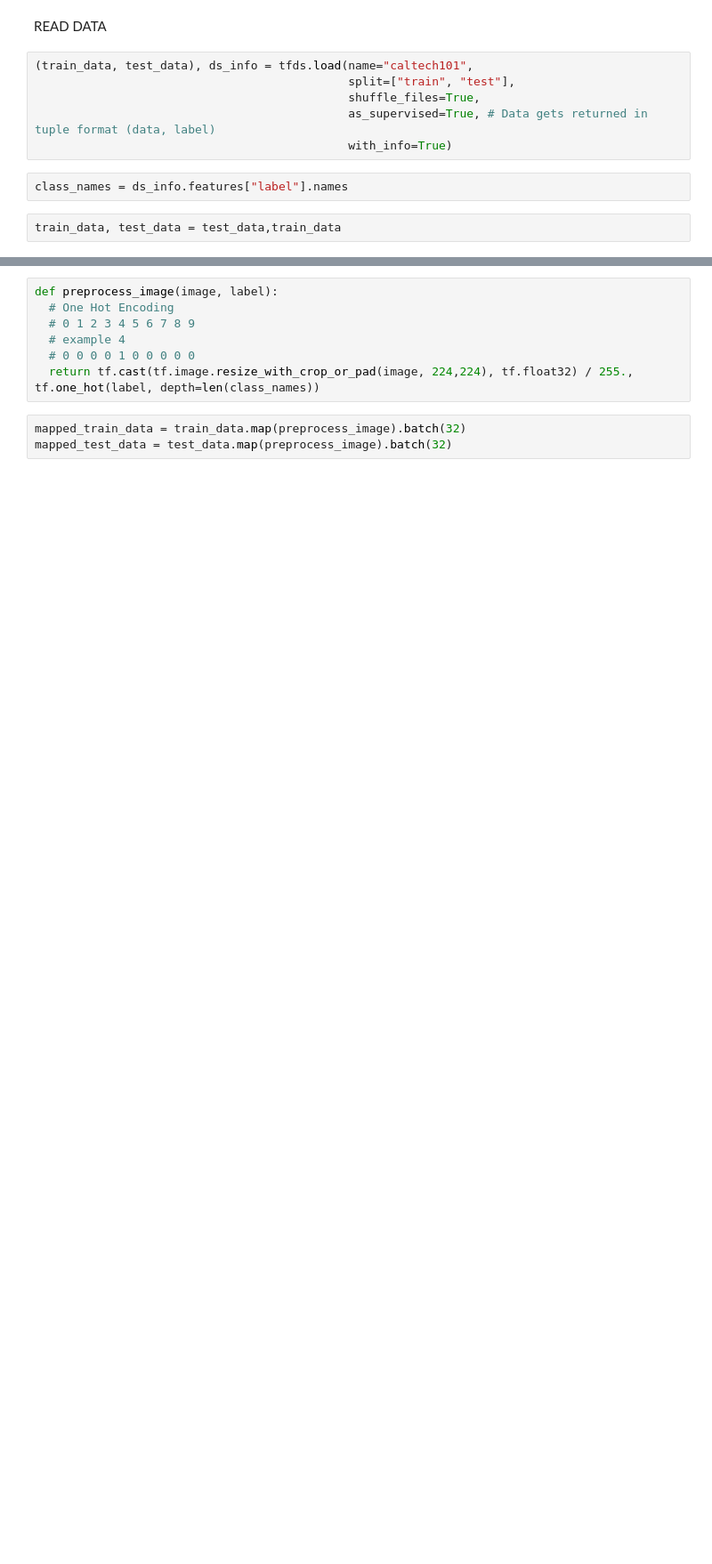
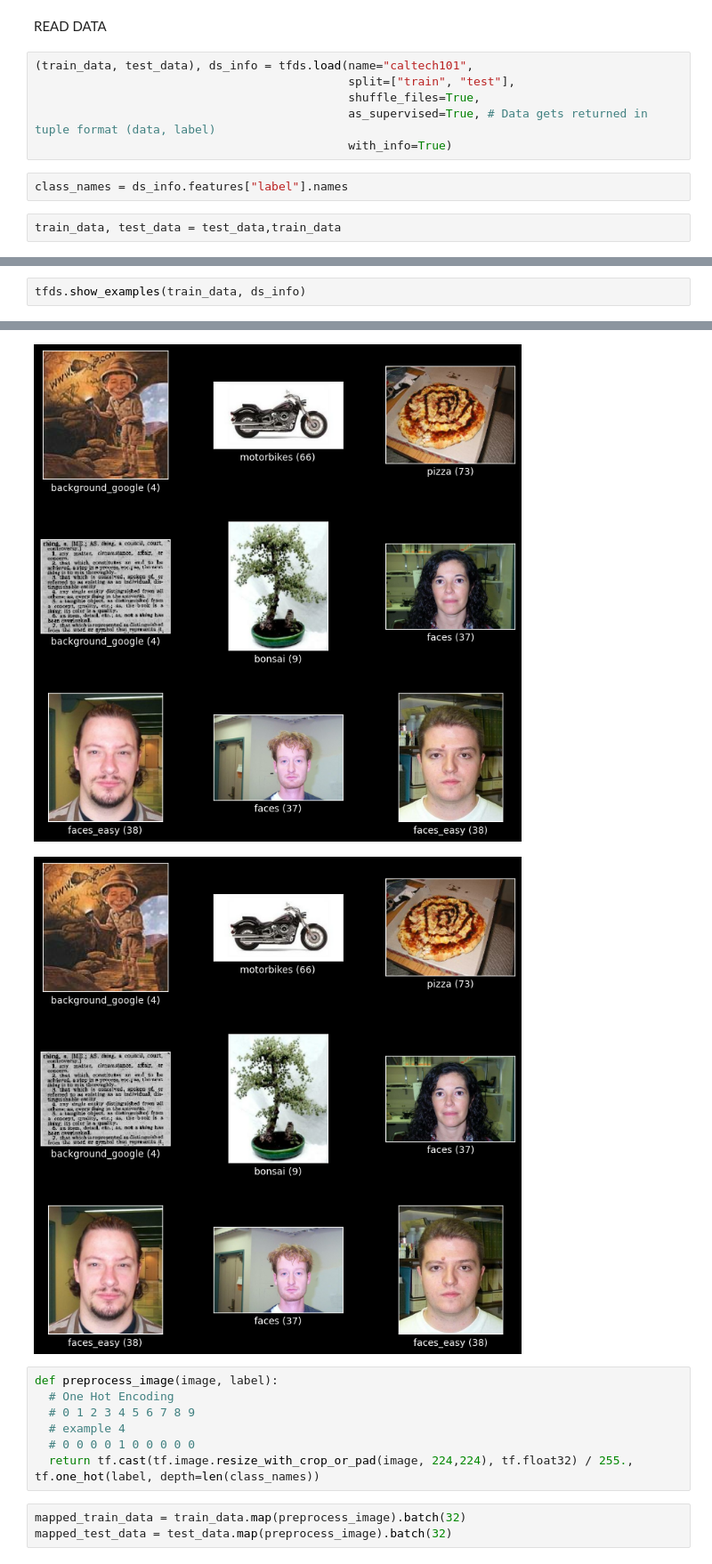
Before and after one commit to alfredwisana/deep-learning, a Jupyter notebook: Week 6/caltech.ipynb, the cells around one changed output, grey strips where cells are left out. Shown at 89% size. Saved outputs shown, nothing was run; the diff lists cells and outputs as text; blank space fills up the shorter version.

```diff
--- a/Week 6/caltech.ipynb
+++ b/Week 6/caltech.ipynb
@@ -36,0 +33,3 @@ mapped_test_data = test_data.map(image_process).batch(32)
+# %%
+tfds.show_examples(train_data, ds_info)
+# %% [output]
@@ -37,3 +37,5 @@ mapped_test_data = test_data.map(image_process).batch(32)
+[figure, added]
+[figure, added]
 # %%
 def preprocess_image(image, label):
   # One Hot Encoding
```
Also changed, not shown: parts of 13 cells of this notebook, 1 other file.
